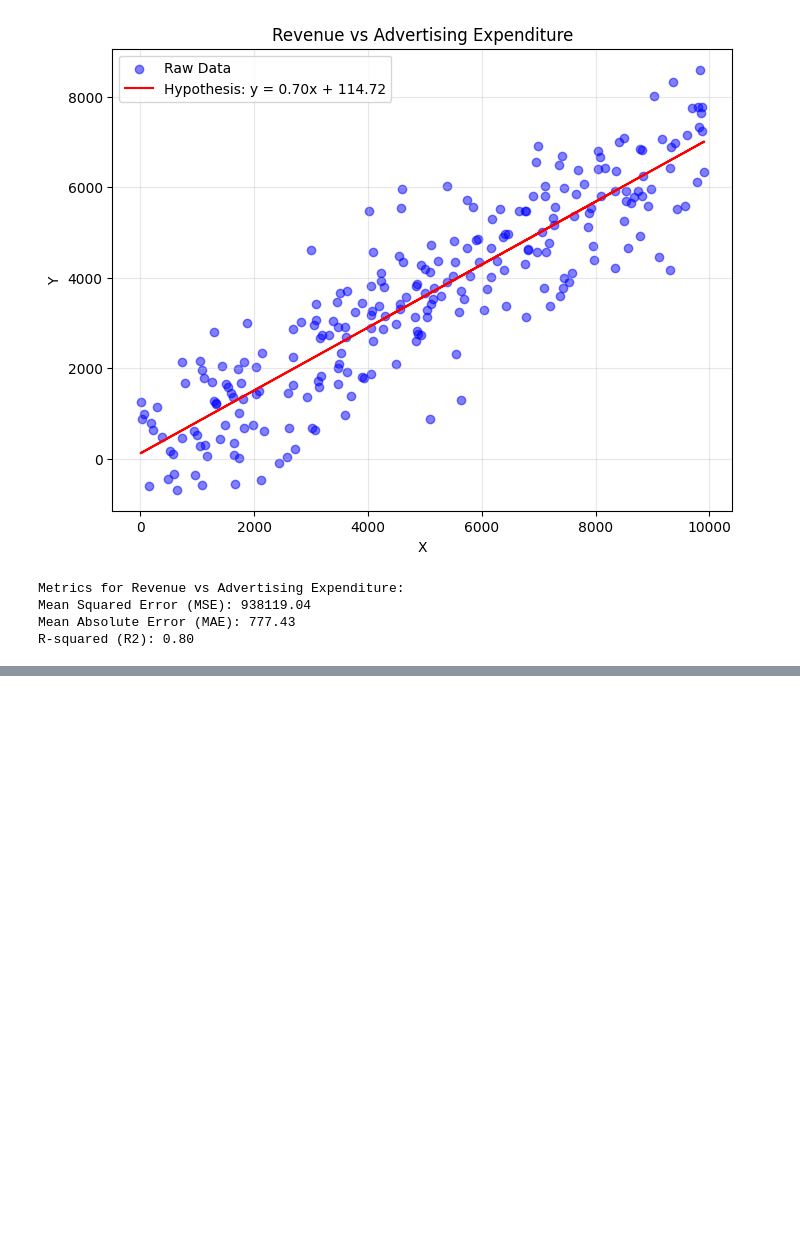
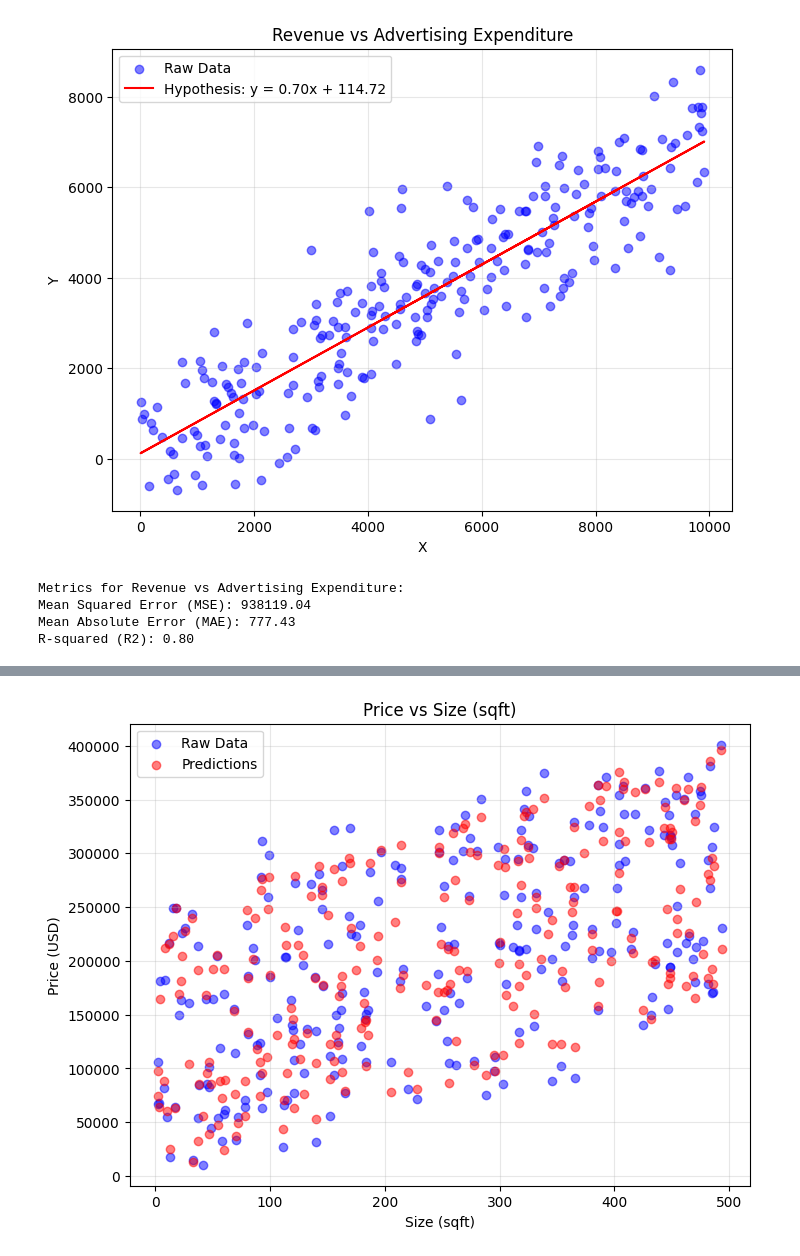
Before and after one commit to paparajeya/machine-learning, a Jupyter notebook: notebook/1_linear_regression.ipynb, the cells around one changed output, grey strips where cells are left out. Cells and saved outputs as stored; diff of their text form; code cells hidden in the pictures; blank space fills up the shorter version.

```diff
--- a/notebook/1_linear_regression.ipynb
+++ b/notebook/1_linear_regression.ipynb
@@ -146,0 +243,79 @@ R-squared (R2): 0.80
+# %%
+import numpy as np
+import matplotlib.pyplot as plt
+
+# Generate synthetic data with multiple features
+np.random.seed(42)
+num_samples = 250
+
+# Feature 1: House size in sqft
+size = np.random.rand(num_samples) * 500
+
+# Feature 2: Number of bedrooms
+bedrooms = np.random.randint(1, 6, num_samples)
+
+# Feature 3: Distance to city center (in km)
+distance_to_city = np.random.rand(num_samples) * 20
+
+# Target variable: House price
+noise = np.random.randn(num_samples) * 20000  # Adding noise
+price = (
+    size * 300 +          # Effect of size
+    bedrooms * 50000 +    # Effect of bedrooms
+    distance_to_city * -2000 +  # Effect of distance (negative correlation)
+    noise
+)
+
+# Combine features into a matrix
+X = np.column_stack((size, bedrooms, distance_to_city))
+y = price
+
+# Linear regression function with multiple features
+def multivariate_linear_regression(X, y):
+    # Add a bias term (intercept)
+    X_b = np.column_stack((X, np.ones(X.shape[0])))
+    # Compute weights using the normal equation
+    w = np.linalg.inv(X_b.T @ X_b) @ X_b.T @ y
+    return w
+
+# Train the linear regression model
+weights = multivariate_linear_regression(X, y)
+print(weights)
+slope_size, slope_bedrooms, slope_distance, intercept = weights
+
+# Predict using the model
+X_b = np.column_stack((X, np.ones(X.shape[0])))
+y_pred = X_b @ weights
+
+# Calculate error metrics
+mse = np.mean((y - y_pred) ** 2)  # Mean Squared Error
+mae = np.mean(np.abs(y - y_pred))  # Mean Absolute Error
+ss_total = np.sum((y - np.mean(y)) ** 2)  # Total Sum of Squares
+ss_residual = np.sum((y - y_pred) ** 2)  # Residual Sum of Squares
+r2 = 1 - (ss_residual / ss_total)  # R-squared
+
+# Display results
+print("Weights (coefficients):")
+print(f"Size (sqft): {slope_size:.2f}")
+print(f"Bedrooms: {slope_bedrooms:.2f}")
+print(f"Distance to city (km): {slope_distance:.2f}")
+print(f"Intercept: {intercept:.2f}\n")
+
+print("Error Metrics:")
+print(f"Mean Squared Error (MSE): {mse:.2f}")
+print(f"Mean Absolute Error (MAE): {mae:.2f}")
+print(f"R-squared (R2): {r2:.2f}")
+
+# Plot the relationship for each feature against price (only one feature at a time)
+features = ["Size (sqft)", "Bedrooms", "Distance to City Center (km)"]
+for i, feature in enumerate(features):
+    plt.figure(figsize=(8, 6))
+    plt.scatter(X[:, i], y, alpha=0.5, label="Raw Data", color='blue')
+    plt.scatter(X[:, i], y_pred, alpha=0.5, label="Predictions", color='red')
+    plt.title(f"Price vs {feature}")
+    plt.xlabel(feature)
+    plt.ylabel("Price (USD)")
+    plt.legend()
+    plt.grid(alpha=0.3)
+    plt.show()
+# %% [output]
@@ -146,0 +333 @@ R-squared (R2): 0.80
+[figure, added]
```
Also changed, not shown: parts of 10 cells of this notebook, 3 other files.
